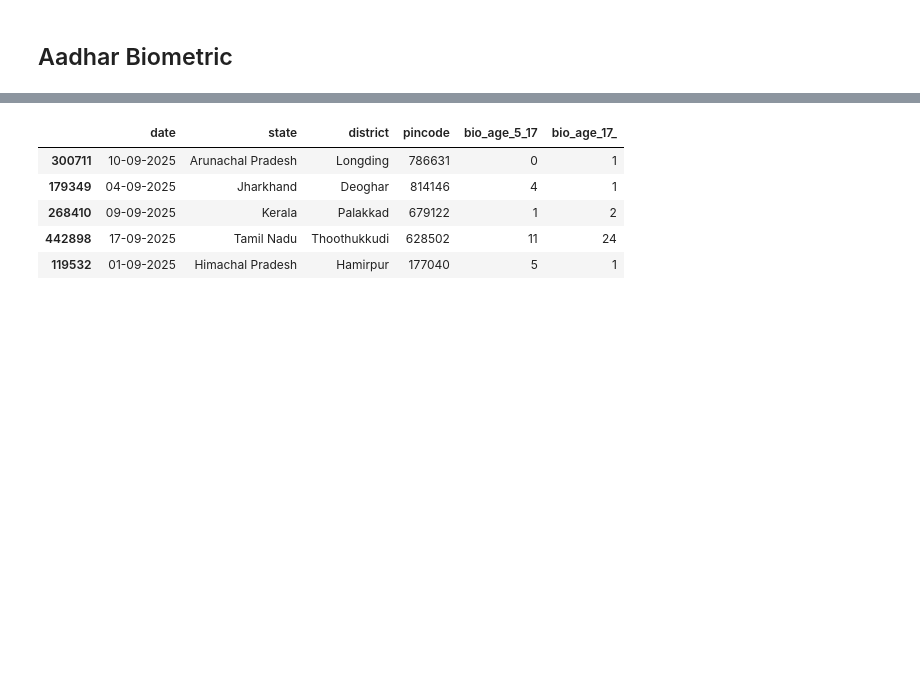
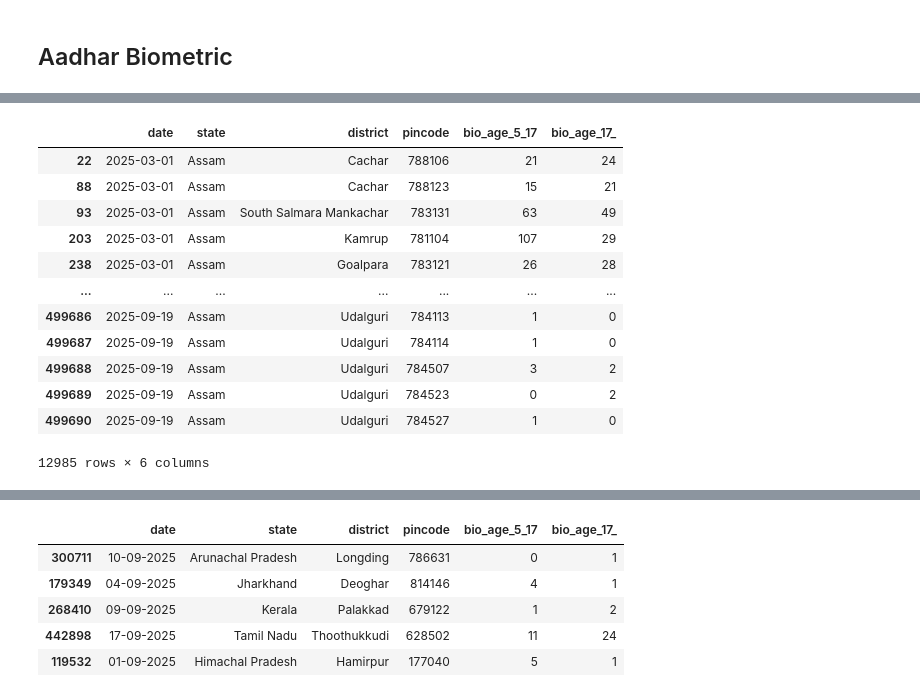
Before and after one commit to krishna1632/UIDAI_Data_Hackathon, a Jupyter notebook: 1_api_data_aadhar_biometric/Aadhar_Biometric.ipynb, the cells around one changed output, grey strips where cells are left out. Saved outputs shown, nothing was run; the diff lists cells and outputs as text; code cells hidden in the pictures; blank space fills up the shorter version.

```diff
--- a/1_api_data_aadhar_biometric/Aadhar_Biometric.ipynb
+++ b/1_api_data_aadhar_biometric/Aadhar_Biometric.ipynb
@@ -9,0 +26,5 @@ df4 = pd.read_csv("api_data_aadhar_biometric_500000_1000000.csv")
+# %%
+df1["date"] = pd.to_datetime(df1["date"], format="%d-%m-%Y")
+df2["date"] = pd.to_datetime(df2["date"], format="%d-%m-%Y")
+df3["date"] = pd.to_datetime(df3["date"], format="%d-%m-%Y")
+df4["date"] = pd.to_datetime(df4["date"], format="%d-%m-%Y")
@@ -9,0 +47,17 @@ df4 = pd.read_csv("api_data_aadhar_biometric_500000_1000000.csv")
+# %%
+assam1 = df1[df1["state"] == "Assam"]
+assam1
+# %% [output]
+|  | date | state | district | pincode | bio_age_5_17 | bio_age_17_ |
+| 22 | 2025-03-01 | Assam | Cachar | 788106 | 21 | 24 |
+| 88 | 2025-03-01 | Assam | Cachar | 788123 | 15 | 21 |
+| 93 | 2025-03-01 | Assam | South Salmara Mankachar | 783131 | 63 | 49 |
+| 203 | 2025-03-01 | Assam | Kamrup | 781104 | 107 | 29 |
+| 238 | 2025-03-01 | Assam | Goalpara | 783121 | 26 | 28 |
+| ... | ... | ... | ... | ... | ... | ... |
+| 499686 | 2025-09-19 | Assam | Udalguri | 784113 | 1 | 0 |
+| 499687 | 2025-09-19 | Assam | Udalguri | 784114 | 1 | 0 |
+| 499688 | 2025-09-19 | Assam | Udalguri | 784507 | 3 | 2 |
+| 499689 | 2025-09-19 | Assam | Udalguri | 784523 | 0 | 2 |
+| 499690 | 2025-09-19 | Assam | Udalguri | 784527 | 1 | 0 |
+12985 rows × 6 columns
```
Also changed, not shown: parts of 9 cells of this notebook.
